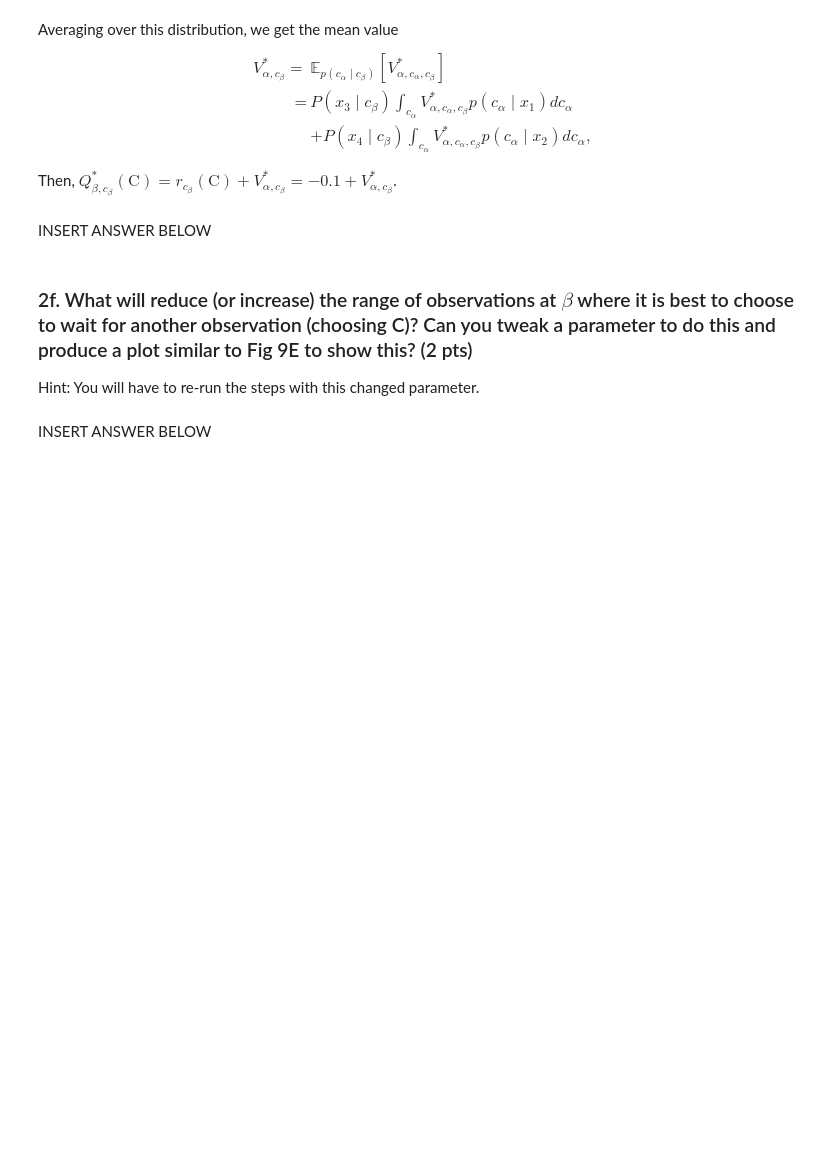
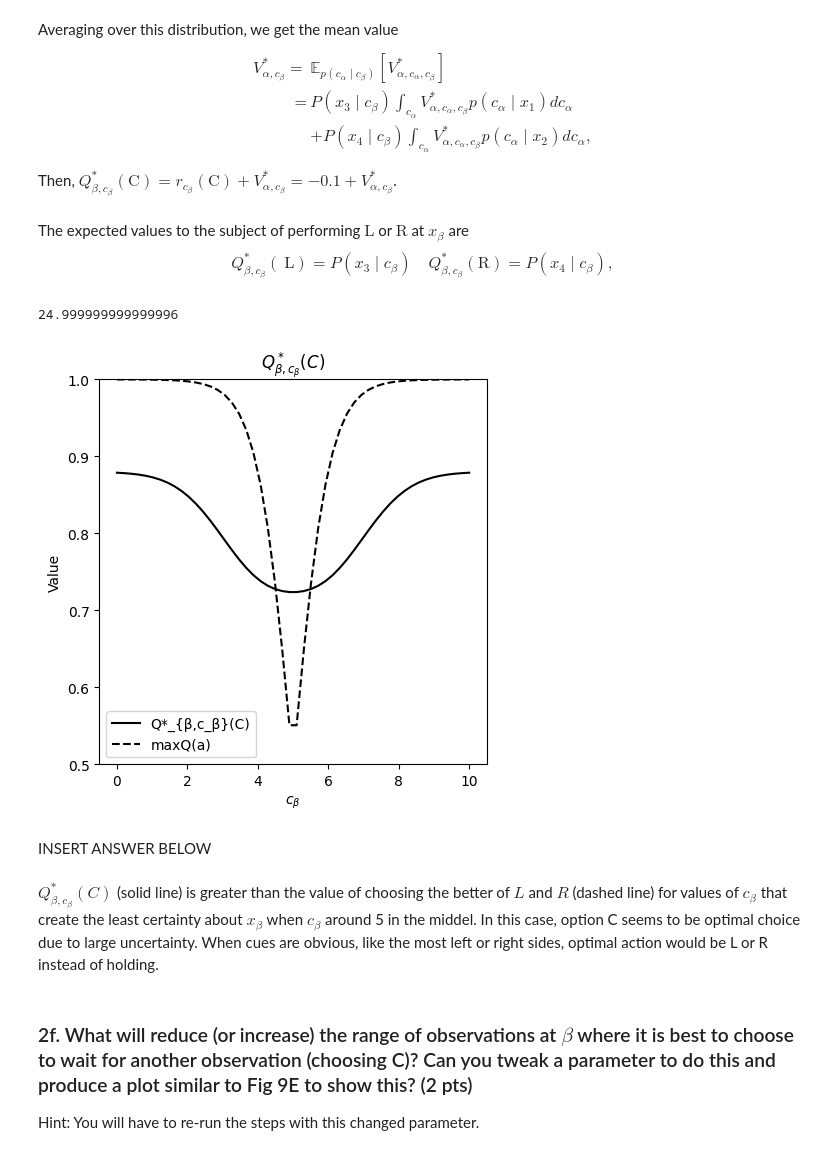
Before and after one commit to weyland-zekai-xu/tutorial, a Jupyter notebook: neuralmodelling_RLassigment4_Zekai_Xu.ipynb, the cells around one changed output. Saved outputs shown, nothing was run; the diff lists cells and outputs as text; code cells hidden in the pictures; blank space fills up the shorter version.

```diff
--- a/neuralmodelling_RLassigment4_Zekai_Xu.ipynb
+++ b/neuralmodelling_RLassigment4_Zekai_Xu.ipynb
@@ -255,7 +255,7 @@ conditional_probability_grid = np.zeros((len(c_alpha_values), len(c_beta_grid)))
 
 
 for i, c_beta in enumerate(c_beta_grid):
-    conditional_probability_grid[:, i] = calculate_conditional_probability(c_beta, u1, u2, sigma)
+    conditional_probability_grid[:, i] = calculate_conditional_probability(c_beta, u1, u2, sigma1)
 
 
 plt.figure(figsize=(5, 4.5))
@@ -287,8 +287,62 @@ V_{\alpha, c_\beta}^*= & \mathbb{E}_{p\left(c_\alpha \mid c_\beta\right)}\left[V
 $$
 
 Then, $Q_{\beta, c_\beta}^*(\mathrm{C})=r_{c_\beta}(\mathrm{C})+V_{\alpha, c_\beta}^*=-0.1+V_{\alpha, c_\beta}^*$.
+# %% [markdown]
+The expected values to the subject of performing $\mathrm{L}$ or $\mathrm{R}$ at $x_\beta$ are
+$$
+Q_{\beta, c_\beta}^*(\mathrm{~L})=P\left(x_3 \mid c_\beta\right) \quad Q_{\beta, c_\beta}^*(\mathrm{R})=P\left(x_4 \mid c_\beta\right),
+$$
+# %%
+np.sum(updated_beliefs[:, 0])
+# %% [output]
+24.999999999999996
+# %%
+   #  p_c_alpha_given_x1 = norm(u1, sigma).pdf(c_alpha)
+
+def expected_value_V_star(c_beta, value_function_grid, c_alpha_values, u1, u2, sigma):
+
+    P_x3_given_c_beta = updated_beliefs[:, 0]/5
+    P_x4_given_c_beta = updated_beliefs[:, 1]/5
+
+    P_c_alpha_given_x1 = norm(u1, sigma).pdf(c_alpha_values)
+    P_c_alpha_given_x2 = norm(u2, sigma).pdf(c_alpha_values)
+
+    expected_value_x3 = np.sum(value_function_grid * P_c_alpha_given_x1) * P_x3_given_c_beta
+    expected_value_x4 = np.sum(value_function_grid * P_c_alpha_given_x2) * P_x4_given_c_beta
+
+    V_alpha_c_beta_star = expected_value_x3 + expected_value_x4
+
+    return V_alpha_c_beta_star
+
+
+
+#  calculate Q* for the action C
+def Q_star_C(c_beta_values, value_function_grid, c_alpha_values, u1, u2, sigma, cost_C):
+    Q_C = np.array([cost_C + expected_value_V_star(c_beta, value_function_grid[:, i], c_alpha_values, u1, u2, sigma)
+                    for i, c_beta in enumerate(c_beta_values)])
+    return Q_C
+
+
+Q_C_values = Q_star_C(c_beta_values, value_function_grid, c_alpha_values, u1, u2, sigma=1.0, cost_C=-0.1)
+
+
+plt.figure(figsize=(5, 5))
+plt.plot(c_beta_values, np.mean(Q_C_values, axis=1), color = 'black', label='Q*_{β,c_β}(C)')
+max_values = np.maximum(updated_beliefs[:, 0], updated_beliefs[:, 1])
+plt.plot(c_beta_values, max_values, color = 'black', linestyle='--',label='maxQ(a)')
+plt.xlabel(r'$c_\beta$')
+plt.ylabel('Value')
+plt.title(r'$Q^*_{β,c_β}(C)$')
+plt.legend()
+
+plt.ylim(0.5, 1)
+plt.show()
+# %% [output]
+[figure, added]
 # %% [markdown]
 INSERT ANSWER BELOW
+# %% [markdown]
+$Q_{\beta, c_\beta}^*(C)$ (solid line) is greater than the value of choosing the better of $L$ and $R$ (dashed line) for values of $c_\beta$ that create the least certainty about $x_\beta$ when $c_\beta$ around 5 in the middel. In this case, option C seems to be optimal choice due to large uncertainty. When cues are obvious, like the most left or right sides, optimal action would be L or R instead of holding.
 # %% [markdown]
 ### 2f. What will reduce (or increase) the range of observations at $\beta$ where it is best to choose to wait for another observation (choosing C)? Can you tweak a parameter to do this and produce a plot similar to Fig 9E to show this? (2 pts)
 Hint: You will have to re-run the steps with this changed parameter.
@@ -297,2 +348,0 @@ Hint: You will have to re-run the steps with this changed parameter.
-# %% [markdown]
-INSERT ANSWER BELOW
```
Also changed, not shown: parts of 7 cells of this notebook.
